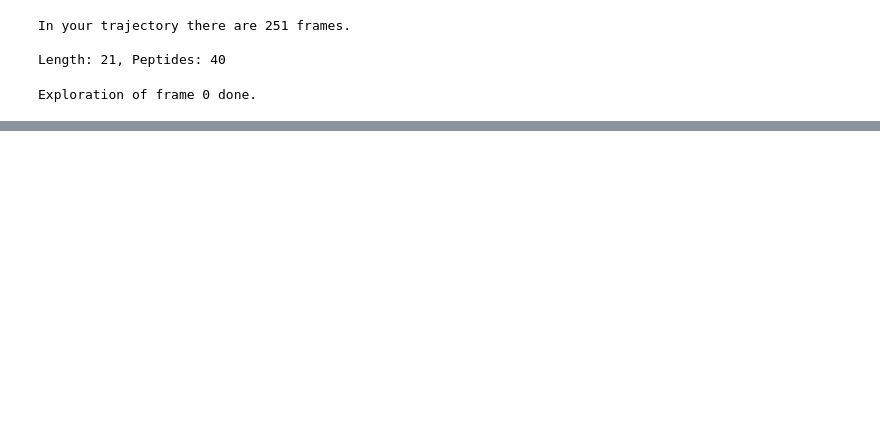
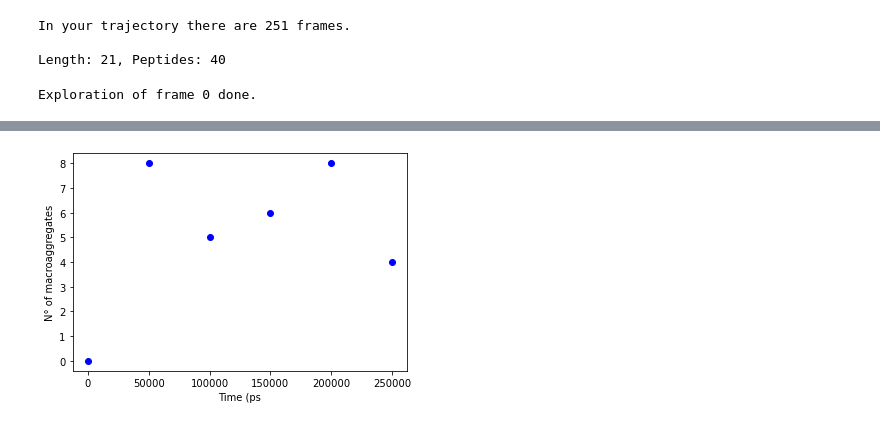
Before and after one commit to lillux/morphoscanner, a Jupyter notebook: sap_analysis.ipynb, the cells around one changed output, grey strips where cells are left out. Saved outputs shown, nothing was run; the diff lists cells and outputs as text; code cells hidden in the pictures; blank space fills up the shorter version.

```diff
--- a/sap_analysis.ipynb
+++ b/sap_analysis.ipynb
@@ -1688,7 +1568,7 @@ def get_data_from_trajectory_frame_v2(universe, frame, select=['aminoacids']):
 
     object_dict = {} # new
 
-    select = ['peptide']
+    #select = ['peptide']
 
     accepted_costituents = []
 
@@ -2047,0 +2264,4 @@ Total time to analyze dataset was 15.533963 seconds
+# %%
+universe_glico.plot_aggregates()
+# %% [output]
+[figure, added]
```
Also changed, not shown: parts of 23 cells of this notebook, 2 other files.
